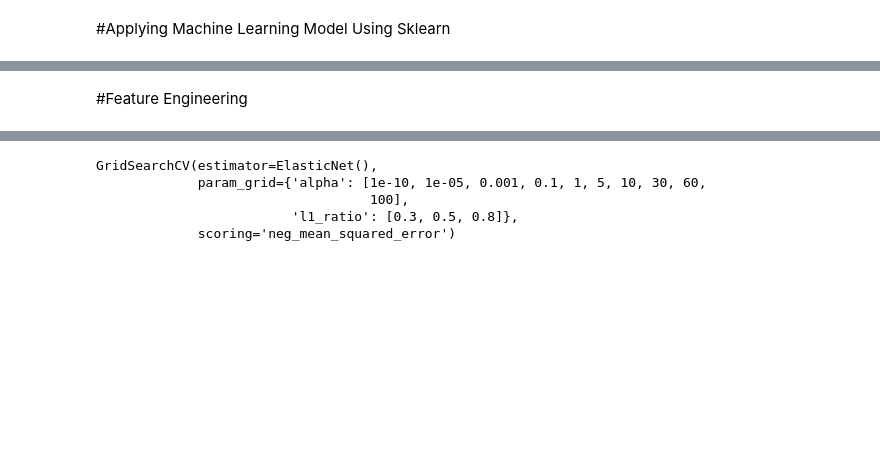
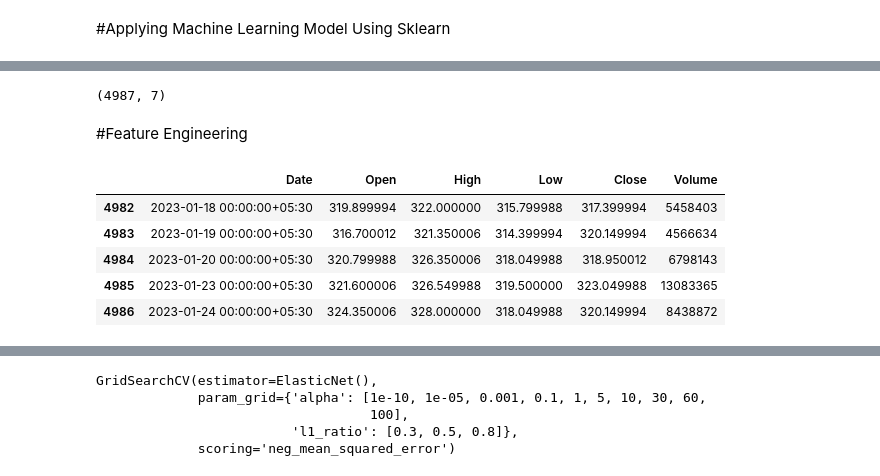
Before and after one commit to Lovejeet-Singh-31/Stock-Price-Prediction, a Jupyter notebook: stock_predict.ipynb, the cells around one changed output, grey strips where cells are left out. Cells and saved outputs as stored; diff of their text form; code cells hidden in the pictures; blank space fills up the shorter version.

```diff
--- a/stock_predict.ipynb
+++ b/stock_predict.ipynb
@@ -385,8 +405,21 @@ hindalco_df = yf.Ticker('TATAMOTORS.NS')
 # %%
 hindalco_df = hindalco_df.history(period='max')
+# %%
+hindalco_df.shape
+# %% [output]
+(4987, 7)
 # %%
 hindalco_df.drop(columns=['Dividends','Stock Splits'],inplace=True)
 # %%
 hindalco_df.reset_index(inplace=True)
 # %% [markdown]
 #Feature Engineering
+# %%
+hindalco_df.tail()
+# %% [output]
+|  | Date | Open | High | Low | Close | Volume |
+| 4982 | 2023-01-18 00:00:00+05:30 | 319.899994 | 322.000000 | 315.799988 | 317.399994 | 5458403 |
+| 4983 | 2023-01-19 00:00:00+05:30 | 316.700012 | 321.350006 | 314.399994 | 320.149994 | 4566634 |
+| 4984 | 2023-01-20 00:00:00+05:30 | 320.799988 | 326.350006 | 318.049988 | 318.950012 | 6798143 |
+| 4985 | 2023-01-23 00:00:00+05:30 | 321.600006 | 326.549988 | 319.500000 | 323.049988 | 13083365 |
+| 4986 | 2023-01-24 00:00:00+05:30 | 324.350006 | 328.000000 | 318.049988 | 320.149994 | 8438872 |
```
Also changed, not shown: parts of 15 cells of this notebook.
